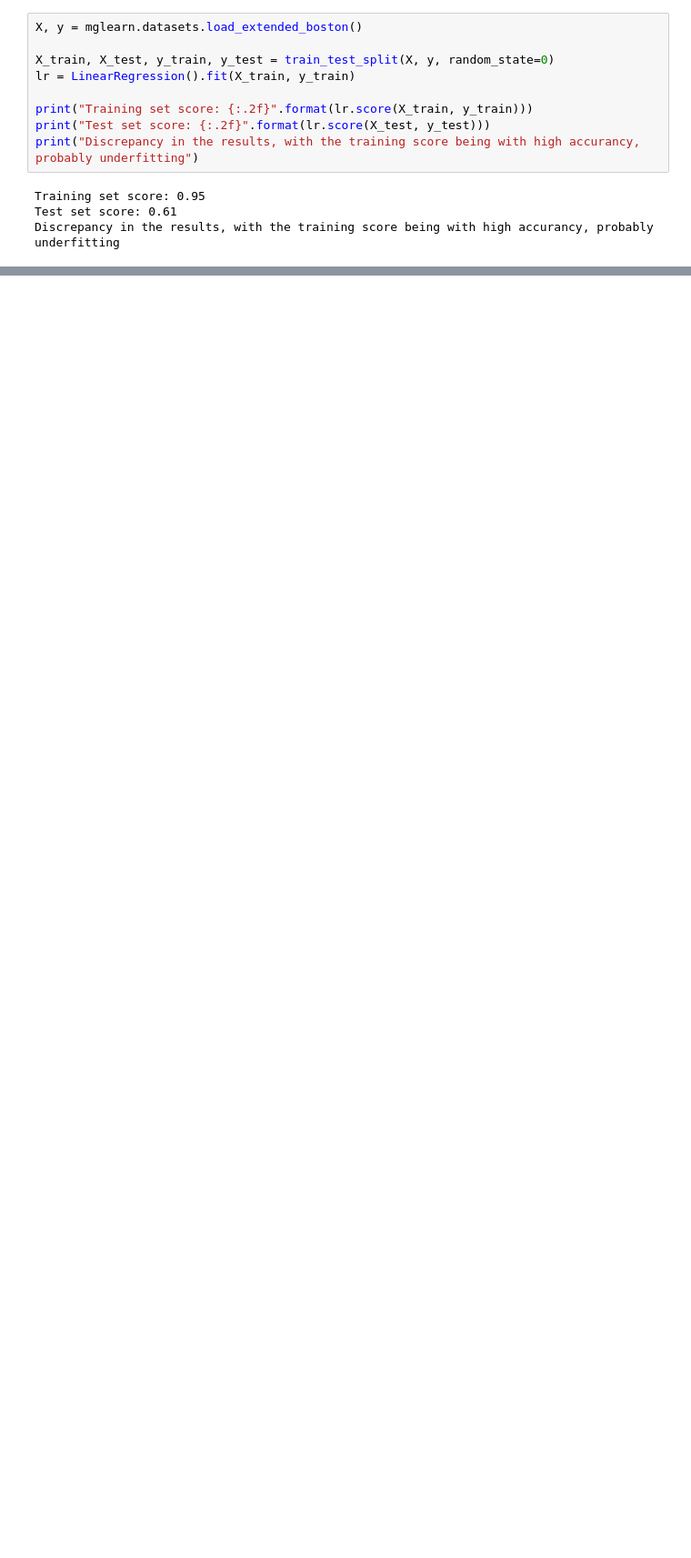
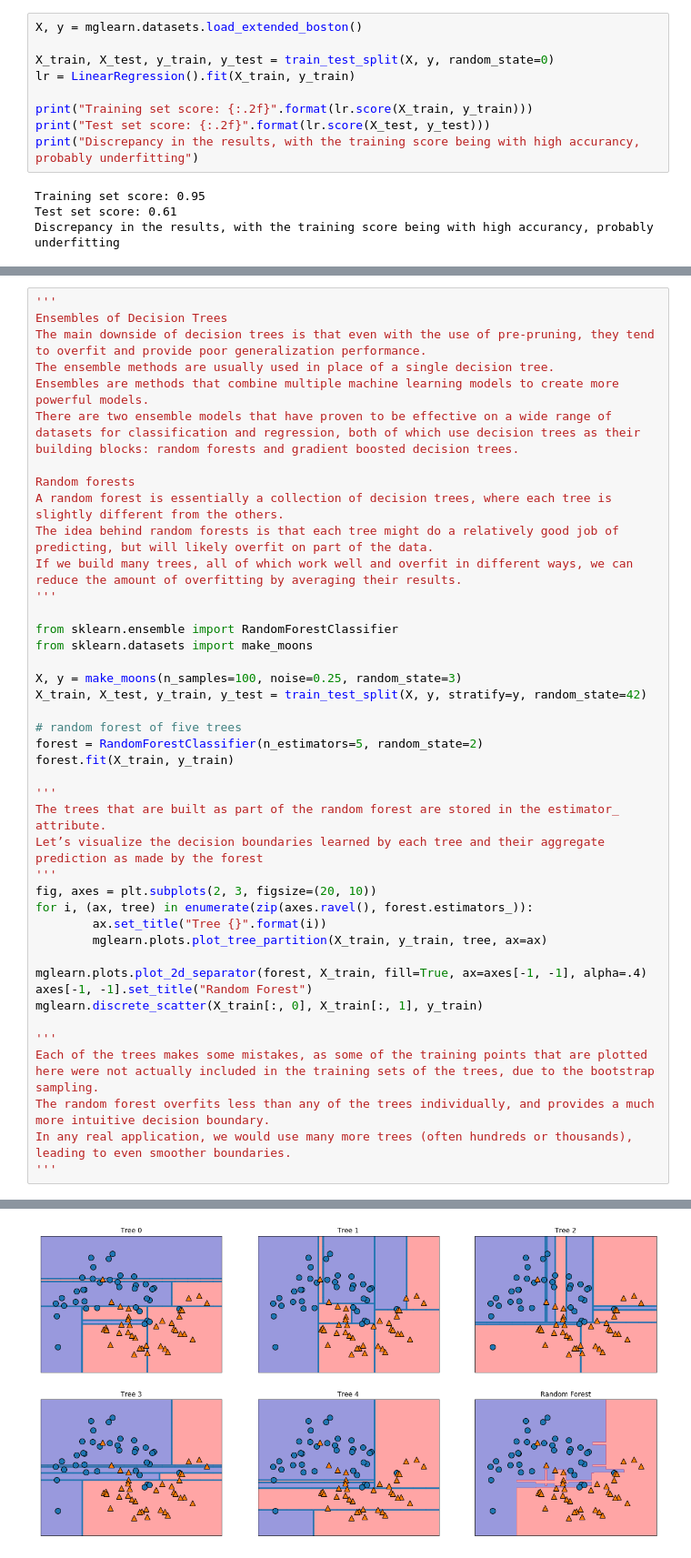
Before and after one commit to mtraina/introduction-to-ml-with-python, a Jupyter notebook: chapter-02.ipynb, the cells around one changed output, grey strips where cells are left out. Shown at 91% size. Saved outputs shown, nothing was run; the diff lists cells and outputs as text; blank space fills up the shorter version.

```diff
--- a/chapter-02.ipynb
+++ b/chapter-02.ipynb
@@ -103,0 +206,43 @@ Discrepancy in the results, with the training score being with high accurancy, p
+# %%
+'''
+Ensembles of Decision Trees
+The main downside of decision trees is that even with the use of pre-pruning, they tend to overfit and provide poor generalization performance.
+The ensemble methods are usually used in place of a single decision tree.
+Ensembles are methods that combine multiple machine learning models to create more powerful models.
+There are two ensemble models that have proven to be effective on a wide range of datasets for classification and regression, both of which use decision trees as their building blocks: random forests and gradient boosted decision trees.
+
+Random forests
+A random forest is essentially a collection of decision trees, where each tree is slightly different from the others.
+The idea behind random forests is that each tree might do a relatively good job of predicting, but will likely overfit on part of the data.
+If we build many trees, all of which work well and overfit in different ways, we can reduce the amount of overfitting by averaging their results.
+'''
+
+from sklearn.ensemble import RandomForestClassifier
+from sklearn.datasets import make_moons
+
+X, y = make_moons(n_samples=100, noise=0.25, random_state=3)
+X_train, X_test, y_train, y_test = train_test_split(X, y, stratify=y, random_state=42)
+
+# random forest of five trees
+forest = RandomForestClassifier(n_estimators=5, random_state=2)
+forest.fit(X_train, y_train)
+
+'''
+The trees that are built as part of the random forest are stored in the estimator_ attribute.
+Let’s visualize the decision boundaries learned by each tree and their aggregate prediction as made by the forest
+'''
+fig, axes = plt.subplots(2, 3, figsize=(20, 10))
+for i, (ax, tree) in enumerate(zip(axes.ravel(), forest.estimators_)):
+        ax.set_title("Tree {}".format(i))
+        mglearn.plots.plot_tree_partition(X_train, y_train, tree, ax=ax)
+
+mglearn.plots.plot_2d_separator(forest, X_train, fill=True, ax=axes[-1, -1], alpha=.4)
+axes[-1, -1].set_title("Random Forest")
+mglearn.discrete_scatter(X_train[:, 0], X_train[:, 1], y_train)
+
+'''
+Each of the trees makes some mistakes, as some of the training points that are plotted here were not actually included in the training sets of the trees, due to the bootstrap sampling.
+The random forest overfits less than any of the trees individually, and provides a much more intuitive decision boundary.
+In any real application, we would use many more trees (often hundreds or thousands), leading to even smoother boundaries.
+'''
+# %% [output]
@@ -103,0 +251 @@ Discrepancy in the results, with the training score being with high accurancy, p
+[figure, added]
```
Also changed, not shown: parts of 17 cells of this notebook.
